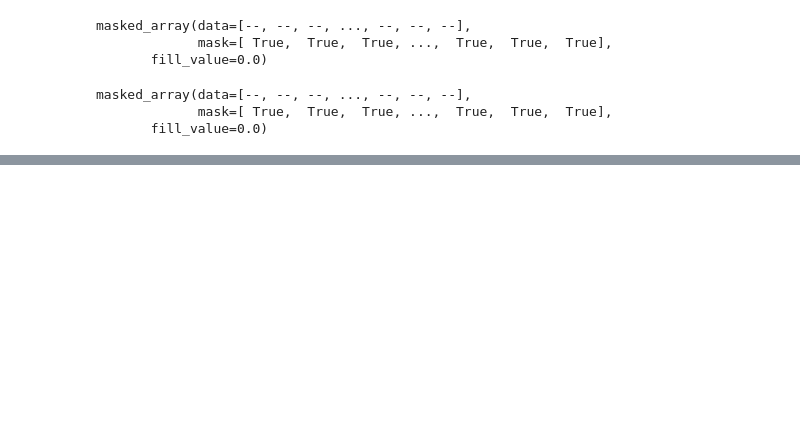
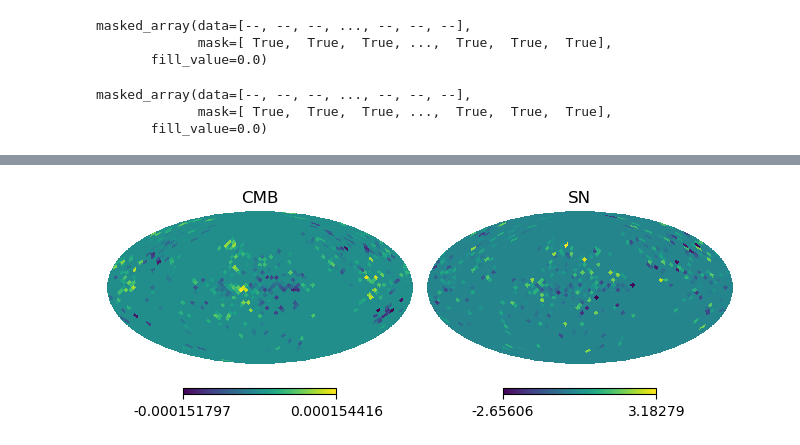
Before and after one commit to antolonappan/CMBxSN, a Jupyter notebook: SN_dist.ipynb, the cells around one changed output, grey strips where cells are left out. Cells and saved outputs as stored; diff of their text form; code cells hidden in the pictures; blank space fills up the shorter version.

```diff
--- a/SN_dist.ipynb
+++ b/SN_dist.ipynb
@@ -345,0 +344,5 @@ plt.legend(bbox_to_anchor=(0.73, 0.98), loc=2, borderaxespad=0.)
+# %%
+hp.mollview(cmb_mask,nest=False, title='CMB', sub=(1,2,1,))
+hp.mollview(arri_mask,nest=False, title = 'SN', sub=(1,2,2,))
+# %% [output]
+[figure, added]
```
Also changed, not shown: parts of 19 cells of this notebook, 3 other files.
